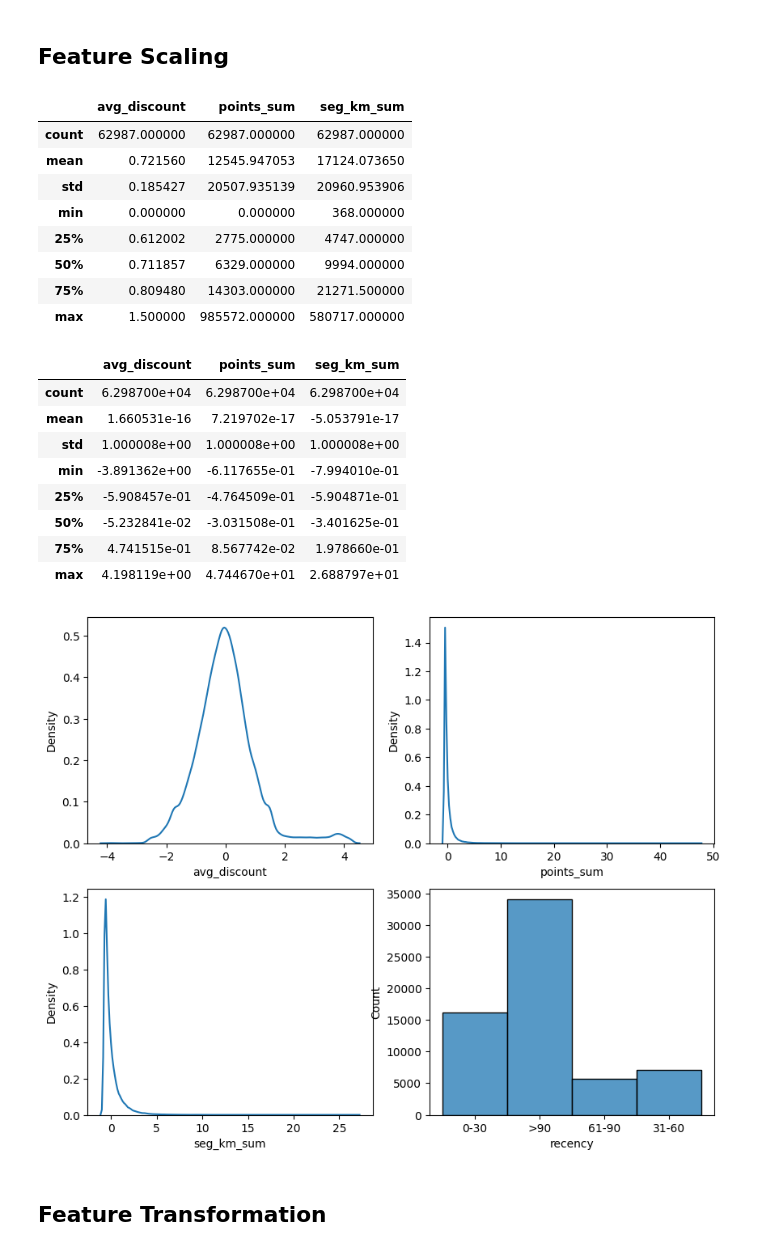
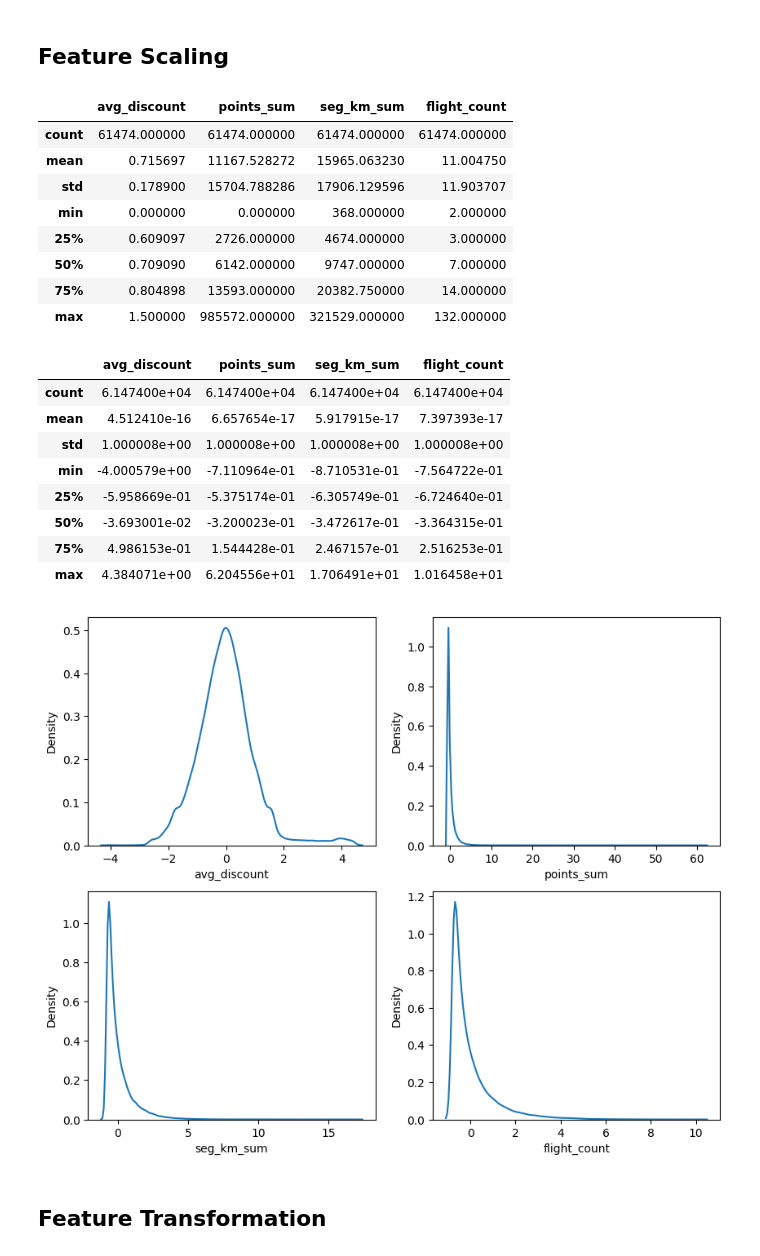
Before and after one commit to mezkymy/airline-cv-analysis, a Jupyter notebook: airline_cust_value_analysis.ipynb, the cells around one changed output. Saved outputs shown, nothing was run; the diff lists cells and outputs as text; code cells hidden in the pictures.

Commit message:
replacing recency with flight_count + rapihin notebook

```diff
--- a/airline_cust_value_analysis.ipynb
+++ b/airline_cust_value_analysis.ipynb
@@ -395,8 +372,8 @@ plt.show()
 # %%
 # Visualize the relationship between variables using scatter plots
-df['recency'] = df['last_to_end'].apply(lambda x: '0-30' if x<=30 else ('31-60' if x<=60 else ('61-90' if x<=90 else '>90')))
+df_year['recency'] = df_year['last_flight_date_year'].apply(lambda x: '0-30' if x<=30 else ('31-60' if x<=60 else ('61-90' if x<=90 else '>90')))
 
 plt.figure(figsize=(15,8))
-sns.scatterplot(x='sum_yr_1', y='sum_yr_2', data=df, hue='recency')
+sns.scatterplot(x='sum_yr_1', y='sum_yr_2', data=df_year, hue='recency')
 plt.show()
 # %% [output]
@@ -469,20 +439,20 @@ from sklearn.impute import SimpleImputer
 from sklearn.preprocessing import StandardScaler
 # %%
 # New DataFrame containing relevant column (column not fixed yet)
-clustering_df = df[['avg_discount', 'points_sum', 'seg_km_sum', 'recency']].copy()
+clustering_df = df_outlier_removed[['avg_discount', 'points_sum', 'seg_km_sum', 'flight_count']].copy()
 # %%
 # Data statistics before scaled
 clustering_df.describe()
 # %% [output]
-|  | avg_discount | points_sum | seg_km_sum |
-| count | 62987.000000 | 62987.000000 | 62987.000000 |
-| mean | 0.721560 | 12545.947053 | 17124.073650 |
-| std | 0.185427 | 20507.935139 | 20960.953906 |
-| min | 0.000000 | 0.000000 | 368.000000 |
-| 25% | 0.612002 | 2775.000000 | 4747.000000 |
-| 50% | 0.711857 | 6329.000000 | 9994.000000 |
-| 75% | 0.809480 | 14303.000000 | 21271.500000 |
-| max | 1.500000 | 985572.000000 | 580717.000000 |
+|  | avg_discount | points_sum | seg_km_sum | flight_count |
+| count | 61474.000000 | 61474.000000 | 61474.000000 | 61474.000000 |
+| mean | 0.715697 | 11167.528272 | 15965.063230 | 11.004750 |
+| std | 0.178900 | 15704.788286 | 17906.129596 | 11.903707 |
+| min | 0.000000 | 0.000000 | 368.000000 | 2.000000 |
+| 25% | 0.609097 | 2726.000000 | 4674.000000 | 3.000000 |
+| 50% | 0.709090 | 6142.000000 | 9747.000000 | 7.000000 |
+| 75% | 0.804898 | 13593.000000 | 20382.750000 | 14.000000 |
+| max | 1.500000 | 985572.000000 | 321529.000000 | 132.000000 |
 # %%
 # Add Imputer to handle missing values
 imputer = SimpleImputer(strategy='median')
@@ -490,36 +460,36 @@ clustering_df[['points_sum', 'seg_km_sum']] = imputer.fit_transform(clustering_d
 # %%
 # Scale using StandardScaler
 scaler = StandardScaler()
-clustering_df_scaled = scaler.fit_transform(clustering_df[['avg_discount', 'points_sum', 'seg_km_sum']])
+clustering_df_scaled = scaler.fit_transform(clustering_df[['avg_discount', 'points_sum', 'seg_km_sum', 'flight_count']])
 # %%
 # Convert scaled data to DataFrame
-clustering_df_scaled = pd.DataFrame(clustering_df_scaled, columns=['avg_discount', 'points_sum', 'seg_km_sum'])
+clustering_df_scaled = pd.DataFrame(clustering_df_scaled, columns=['avg_discount', 'points_sum', 'seg_km_sum', 'flight_count'])
 # %%
 # Show scaled data statistics
 clustering_df_scaled.describe()
 # %% [output]
-|  | avg_discount | points_sum | seg_km_sum |
-| count | 6.298700e+04 | 6.298700e+04 | 6.298700e+04 |
-| mean | 1.660531e-16 | 7.219702e-17 | -5.053791e-17 |
-| std | 1.000008e+00 | 1.000008e+00 | 1.000008e+00 |
-| min | -3.891362e+00 | -6.117655e-01 | -7.994010e-01 |
-| 25% | -5.908457e-01 | -4.764509e-01 | -5.904871e-01 |
-| 50% | -5.232841e-02 | -3.031508e-01 | -3.401625e-01 |
-| 75% | 4.741515e-01 | 8.567742e-02 | 1.978660e-01 |
-| max | 4.198119e+00 | 4.744670e+01 | 2.688797e+01 |
+|  | avg_discount | points_sum | seg_km_sum | flight_count |
+| count | 6.147400e+04 | 6.147400e+04 | 6.147400e+04 | 6.147400e+04 |
+| mean | 4.512410e-16 | 6.657654e-17 | 5.917915e-17 | 7.397393e-17 |
+| std | 1.000008e+00 | 1.000008e+00 | 1.000008e+00 | 1.000008e+00 |
+| min | -4.000579e+00 | -7.110964e-01 | -8.710531e-01 | -7.564722e-01 |
+| 25% | -5.958669e-01 | -5.375174e-01 | -6.305749e-01 | -6.724640e-01 |
+| 50% | -3.693001e-02 | -3.200023e-01 | -3.472617e-01 | -3.364315e-01 |
+| 75% | 4.986153e-01 | 1.544428e-01 | 2.467157e-01 | 2.516253e-01 |
+| max | 4.384071e+00 | 6.204556e+01 | 1.706491e+01 | 1.016458e+01 |
 # %%
 # Create a grid of subplots
 fig, axs = plt.subplots(2, 2, figsize=(10, 8))
 
 # Create a histogram plot of each column in a separate subplot
 sns.kdeplot(data=clustering_df_scaled, x="avg_discount", ax=axs[0, 0])
 sns.kdeplot(data=clustering_df_scaled, x="points_sum", ax=axs[0, 1])
 sns.kdeplot(data=clustering_df_scaled, x="seg_km_sum", ax=axs[1, 0])
-sns.histplot(data=clustering_df, x="recency", ax=axs[1, 1])
+sns.kdeplot(data=clustering_df_scaled, x="flight_count", ax=axs[1, 1])
 
 plt.show()
 # %% [output]
-[figure, old version]
+[figure, new version]
 # %% [markdown]
 ## Feature Transformation
 # %%
```
Also changed, not shown: parts of 31 cells of this notebook.
